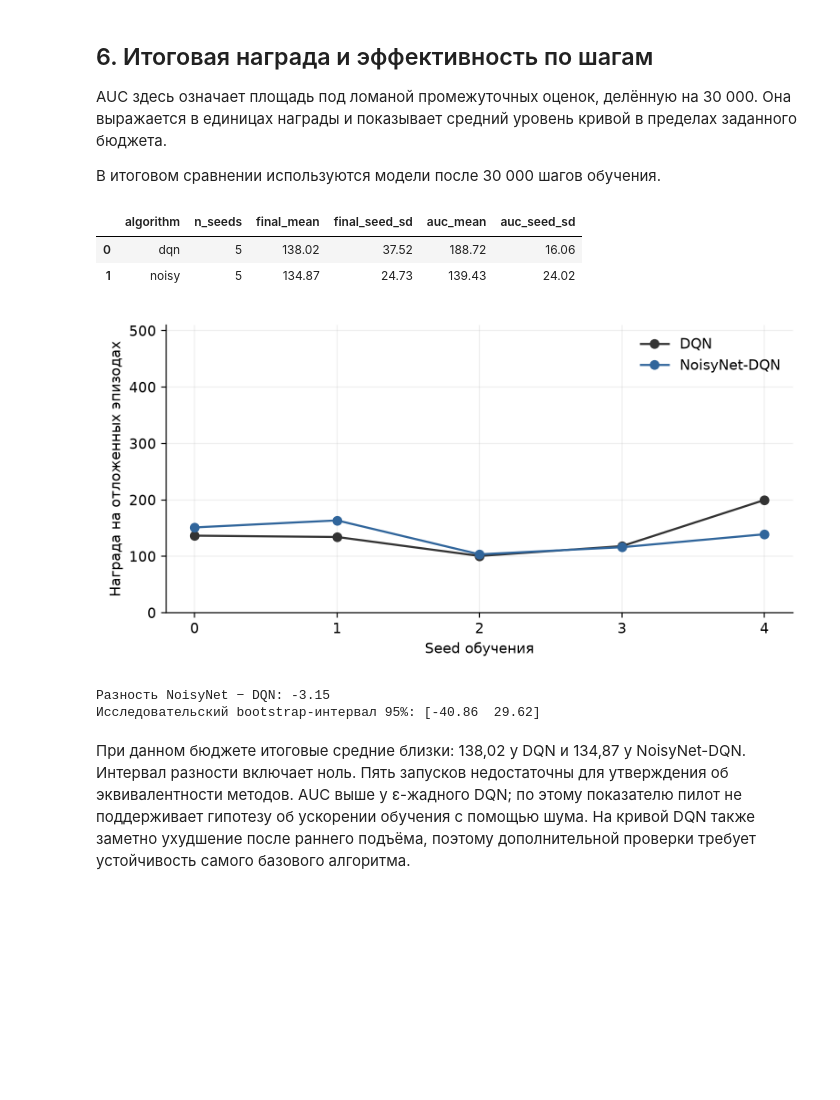
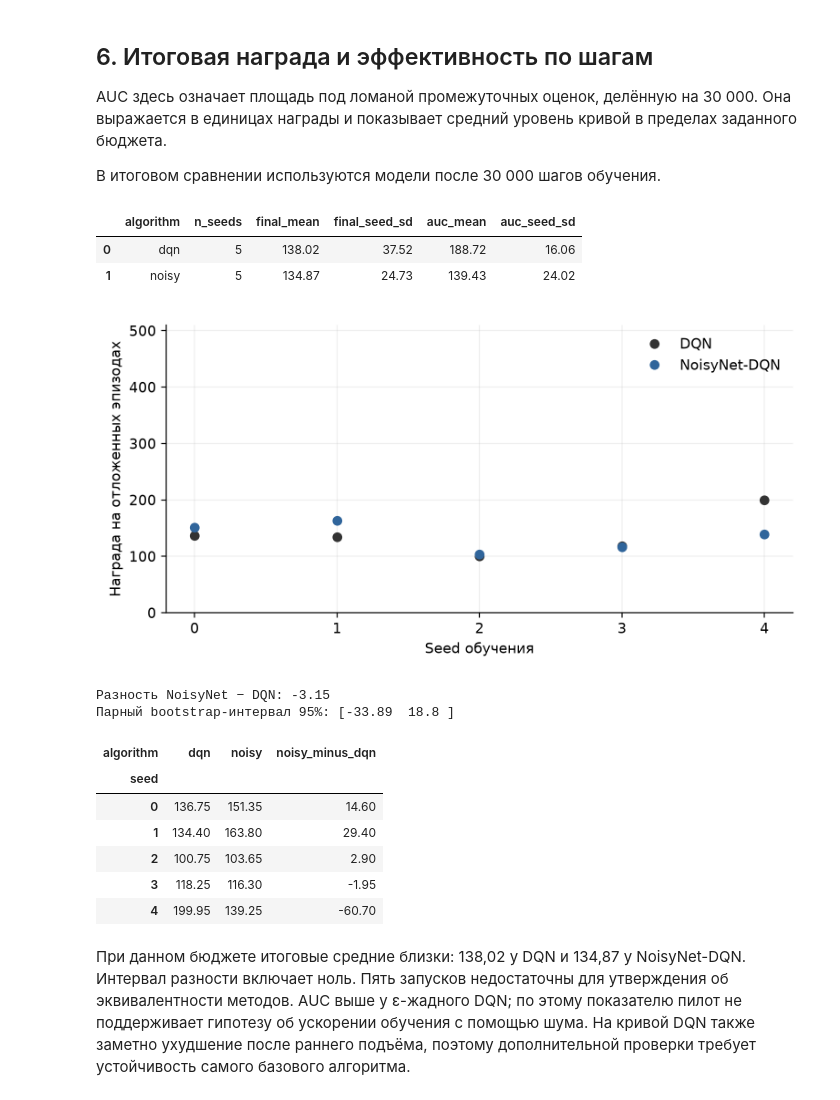
Before and after one commit to hixday28/noisynets-rl, a Jupyter notebook: notebooks/01_pilot_study.ipynb, the cells around one changed output. Cells and saved outputs as stored; diff of their text form; code cells hidden in the pictures; blank space fills up the shorter version.

```diff
--- a/notebooks/01_pilot_study.ipynb
+++ b/notebooks/01_pilot_study.ipynb
@@ -171,18 +173,29 @@ AUC здесь означает площадь под ломаной проме
 # %%
 summary = summarise(runs)
 aggregate = pd.DataFrame(summary["algorithms"])
 display(aggregate[["algorithm", "n_seeds", "final_mean", "final_seed_sd", "auc_mean", "auc_seed_sd"]].round(2))
 display(Image(filename=str(ROOT / "results/analysis/figures/final_by_seed.png")))
 difference = summary["difference_noisy_minus_dqn"]
 print("Разность NoisyNet − DQN:", round(difference["mean"], 2))
-print("Исследовательский bootstrap-интервал 95%:", np.round(difference["bootstrap_percentile_95"], 2))
+print("Парный bootstrap-интервал 95%:", np.round(difference["bootstrap_percentile_95"], 2))
+assert difference["paired"]
+paired_returns = runs.pivot(index="seed", columns="algorithm", values="final_mean")
+paired_returns["noisy_minus_dqn"] = paired_returns["noisy"] - paired_returns["dqn"]
+display(paired_returns.round(2))
 # %% [output]
 |  | algorithm | n_seeds | final_mean | final_seed_sd | auc_mean | auc_seed_sd |
 | 0 | dqn | 5 | 138.02 | 37.52 | 188.72 | 16.06 |
 | 1 | noisy | 5 | 134.87 | 24.73 | 139.43 | 24.02 |
-[figure, old version]
+[figure, new version]
 Разность NoisyNet − DQN: -3.15
-Исследовательский bootstrap-интервал 95%: [-40.86  29.62]
+Парный bootstrap-интервал 95%: [-33.89  18.8 ]
+| algorithm | dqn | noisy | noisy_minus_dqn |
+| seed |  |  |  |
+| 0 | 136.75 | 151.35 | 14.60 |
+| 1 | 134.40 | 163.80 | 29.40 |
+| 2 | 100.75 | 103.65 | 2.90 |
+| 3 | 118.25 | 116.30 | -1.95 |
+| 4 | 199.95 | 139.25 | -60.70 |
 # %% [markdown]
 При данном бюджете итоговые средние близки: 138,02 у DQN и 134,87 у NoisyNet-DQN. Интервал разности включает ноль. Пять запусков недостаточны для утверждения об эквивалентности методов. AUC выше у ε-жадного DQN; по этому показателю пилот не поддерживает гипотезу об ускорении обучения с помощью шума. На кривой DQN также заметно ухудшение после раннего подъёма, поэтому дополнительной проверки требует устойчивость самого базового алгоритма.
 # %% [markdown]
```
Also changed, not shown: parts of 6 cells of this notebook, 8 other files.
